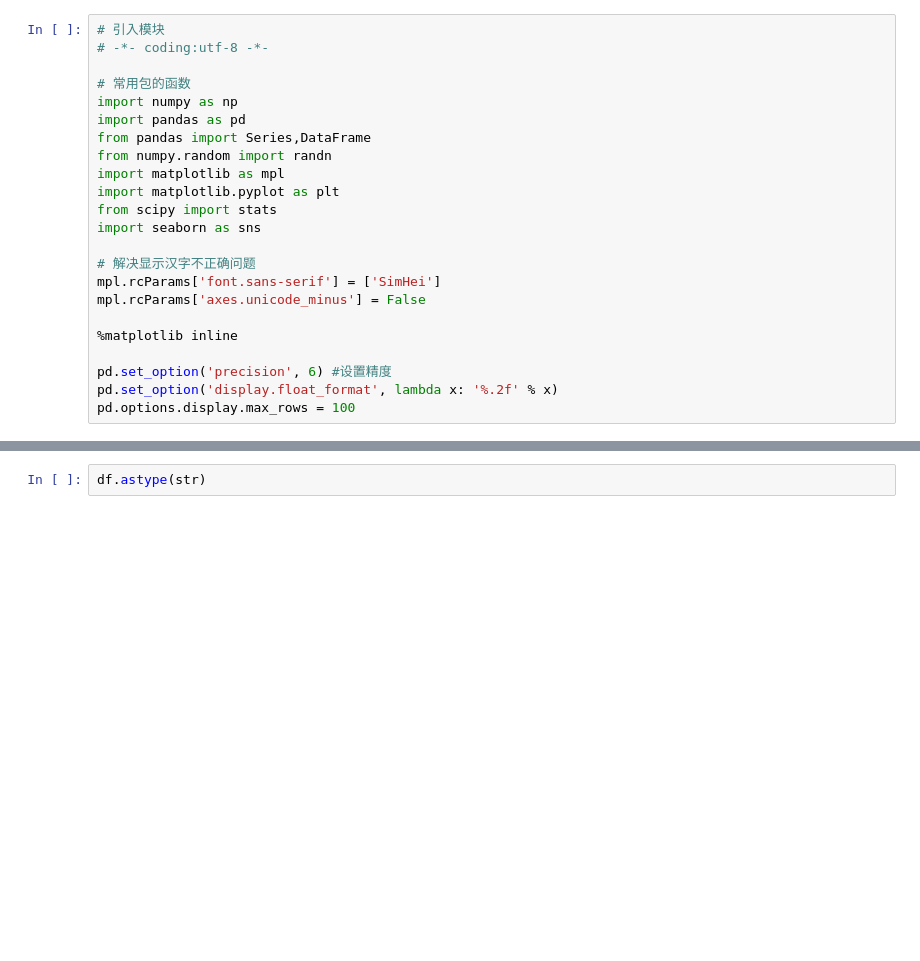
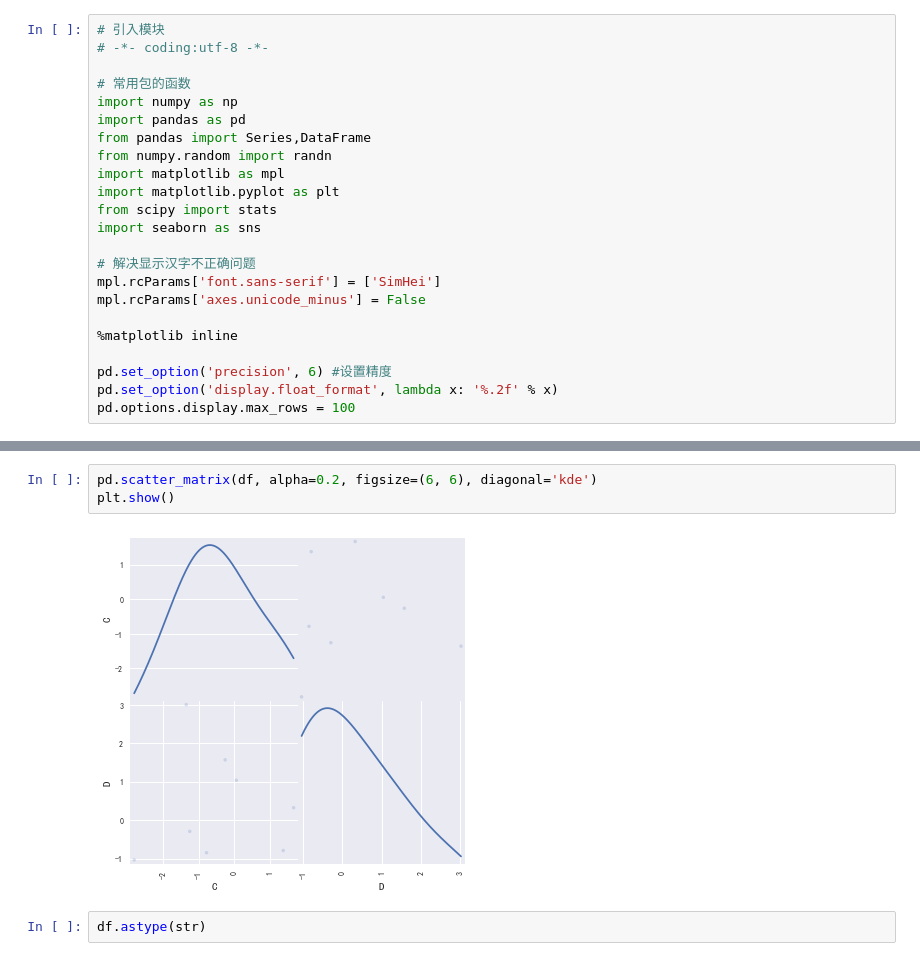
Before and after one commit to EthanProg/python_project, a Jupyter notebook: names/practice1.ipynb, the cells around one changed output, grey strips where cells are left out. Saved outputs shown, nothing was run; the diff lists cells and outputs as text; blank space fills up the shorter version.

```diff
--- a/names/practice1.ipynb
+++ b/names/practice1.ipynb
@@ -42,3 +42,8 @@ df
+# %%
+pd.scatter_matrix(df, alpha=0.2, figsize=(6, 6), diagonal='kde')
+plt.show()
+# %% [output]
+[figure, added]
 # %%
 df.astype(str)
 # %% [output]
```
Also changed, not shown: parts of 1 cell of this notebook, 3 other files.
